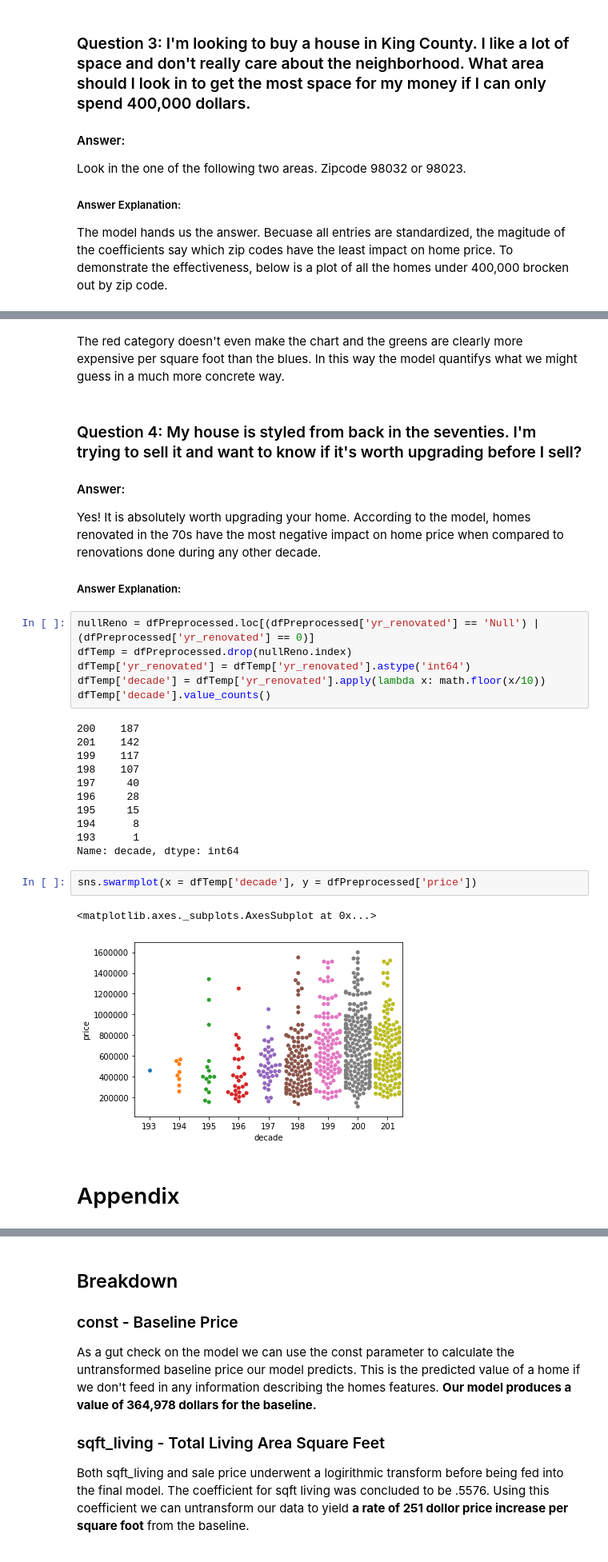
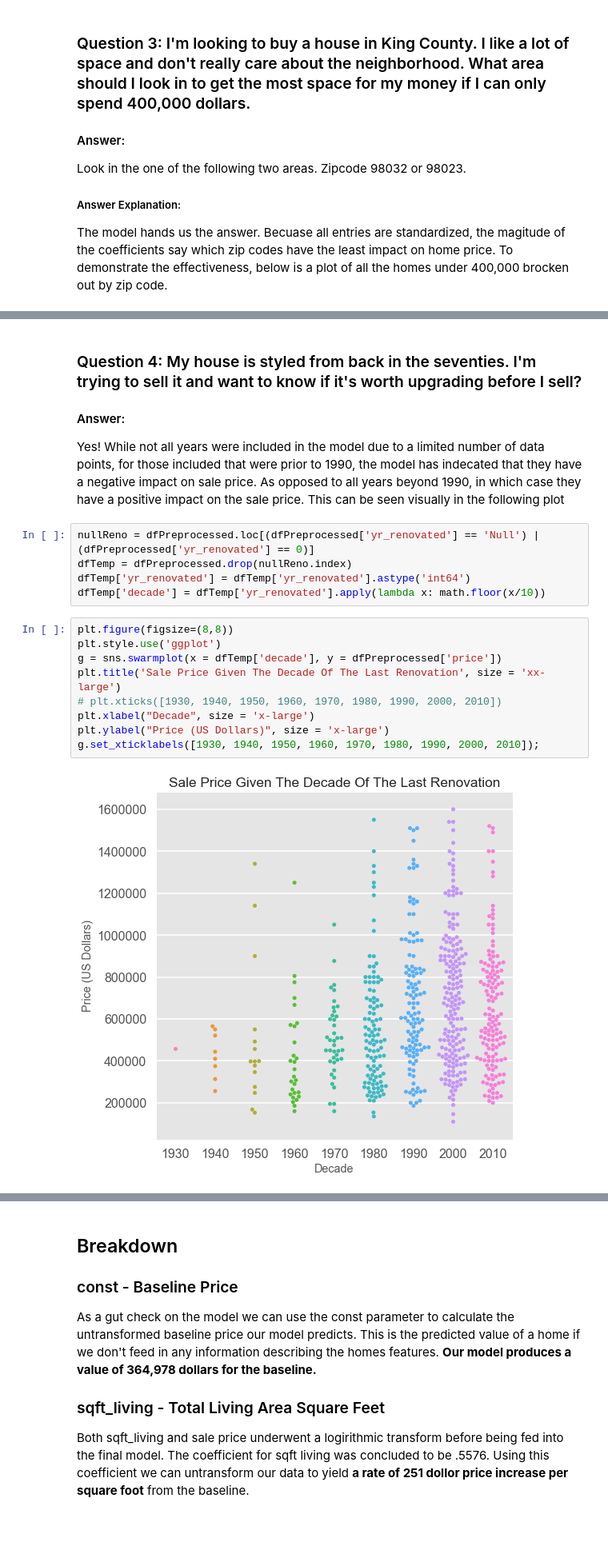
Before and after one commit to minthammock/dsc-mod-2-project-v2-1-onl01-dtsc-pt-041320, a Jupyter notebook: student.ipynb, the cells around one changed output, grey strips where cells are left out. Shown at 80% size. Saved outputs shown, nothing was run; the diff lists cells and outputs as text; blank space fills up the shorter version.

```diff
--- a/student.ipynb
+++ b/student.ipynb
@@ -994,31 +978,20 @@ sns.scatterplot(x = dfPreprocessed['sqft_living'].loc[(dfPreprocessed['price'] <
-# %% [markdown]
-The red category doesn't even make the chart and the greens are clearly more expensive per square foot than the blues. In this way the model quantifys what we might guess in a much more concrete way.
 # %% [markdown]
 ### Question 4: My house is styled from back in the seventies. I'm trying to sell it and want to know if it's worth upgrading before I sell?
 #### Answer:
-Yes! It is absolutely worth upgrading your home. According to the model, homes renovated in the 70s have the most negative impact on home price when compared to renovations done during any other decade.
-##### Answer Explanation:
+Yes! While not all years were included in the model due to a limited number of data points, for those included that were prior to 1990, the model has indecated that they have a negative impact on sale price. As opposed to all years beyond 1990, in which case they have a positive impact on the sale price. This can be seen visually in the following plot
 # %%
 nullReno = dfPreprocessed.loc[(dfPreprocessed['yr_renovated'] == 'Null') | (dfPreprocessed['yr_renovated'] == 0)]
 dfTemp = dfPreprocessed.drop(nullReno.index)
 dfTemp['yr_renovated'] = dfTemp['yr_renovated'].astype('int64')
 dfTemp['decade'] = dfTemp['yr_renovated'].apply(lambda x: math.floor(x/10))
-dfTemp['decade'].value_counts()
-# %% [output]
-200    187
-201    142
-199    117
-198    107
-197     40
-196     28
-195     15
-194      8
-193      1
-Name: decade, dtype: int64
-# %%
-sns.swarmplot(x = dfTemp['decade'], y = dfPreprocessed['price'])
-# %% [output]
-<matplotlib.axes._subplots.AxesSubplot at 0x...>
-[figure, removed]
-# %% [markdown]
-# Appendix
+# %%
+plt.figure(figsize=(8,8))
+plt.style.use('ggplot')
+g = sns.swarmplot(x = dfTemp['decade'], y = dfPreprocessed['price'])
+plt.title('Sale Price Given The Decade Of The Last Renovation', size = 'xx-large')
+# plt.xticks([1930, 1940, 1950, 1960, 1970, 1980, 1990, 2000, 2010])
+plt.xlabel("Decade", size = 'x-large')
+plt.ylabel("Price (US Dollars)", size = 'x-large')
+g.set_xticklabels([1930, 1940, 1950, 1960, 1970, 1980, 1990, 2000, 2010]);
+# %% [output]
+[figure, added]
```
Also changed, not shown: parts of 12 cells of this notebook, 1 other file.
